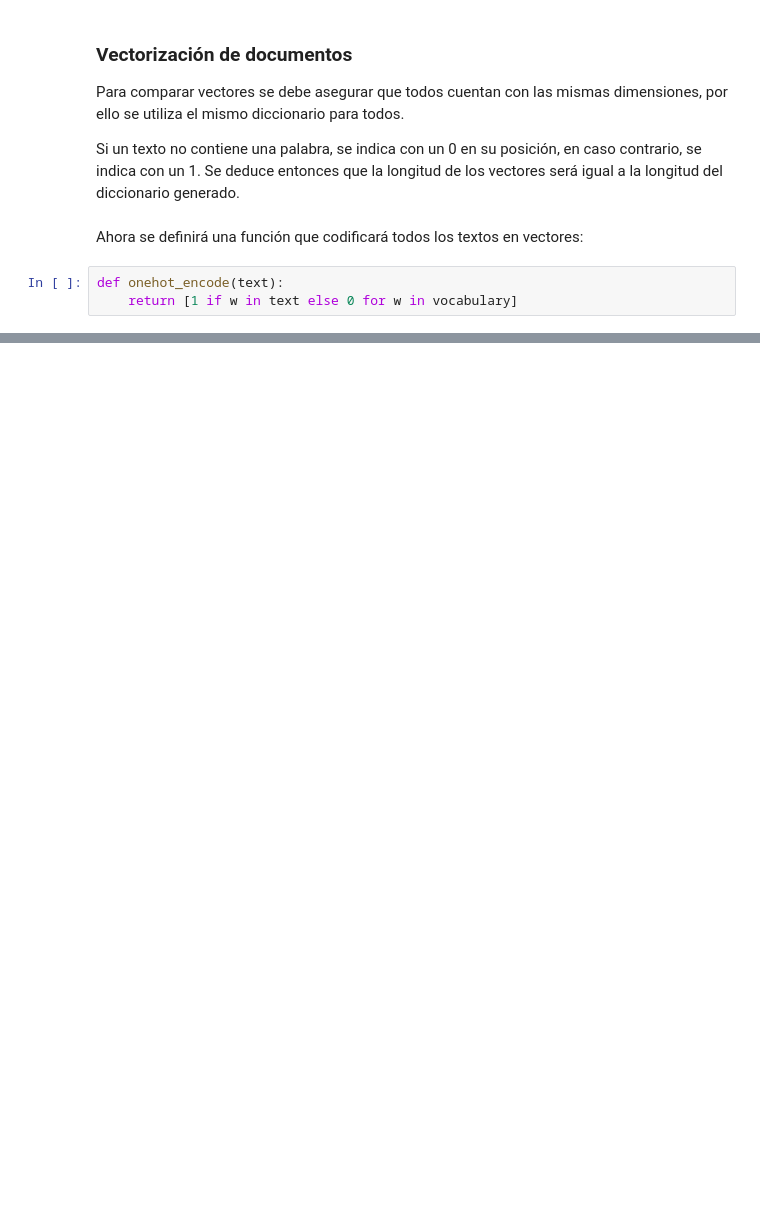
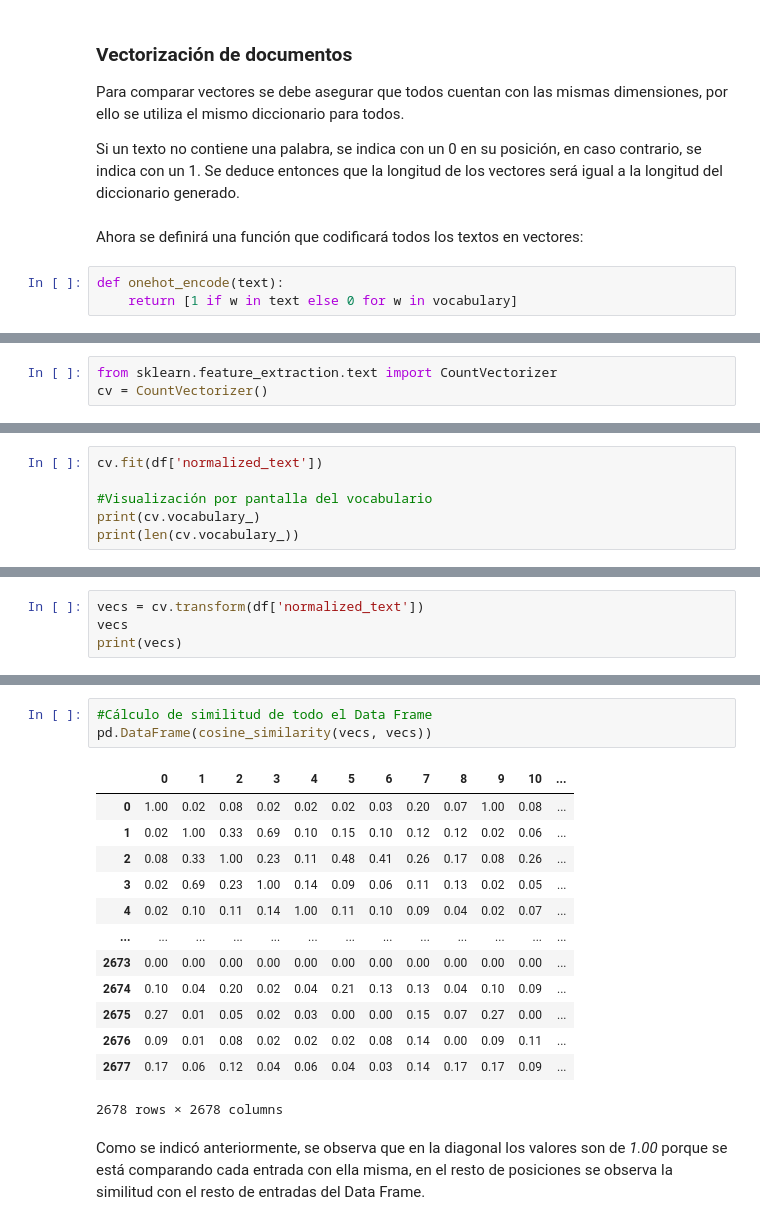
Before and after one commit to DiegoAlcoba/GVTIA, a Jupyter notebook: jp_notebooks/e_featureEngineering_and_syntactSimilarity.ipynb, the cells around one changed output, grey strips where cells are left out. Saved outputs shown, nothing was run; the diff lists cells and outputs as text; blank space fills up the shorter version.

```diff
--- a/jp_notebooks/e_featureEngineering_and_syntactSimilarity.ipynb
+++ b/jp_notebooks/e_featureEngineering_and_syntactSimilarity.ipynb
@@ -193,0 +190,3 @@ Hello, I have the same problem, see the log file zigbee2mqtt_2024-12-17T07-07-00
+# %%
+from sklearn.feature_extraction.text import CountVectorizer
+cv = CountVectorizer()
@@ -193,0 +196,6 @@ Hello, I have the same problem, see the log file zigbee2mqtt_2024-12-17T07-07-00
+# %%
+cv.fit(df['normalized_text'])
+
+#Visualización por pantalla del vocabulario
+print(cv.vocabulary_)
+print(len(cv.vocabulary_))
@@ -193,0 +207,4 @@ Hello, I have the same problem, see the log file zigbee2mqtt_2024-12-17T07-07-00
+# %%
+vecs = cv.transform(df['normalized_text'])
+vecs
+print(vecs)
@@ -193,0 +247,19 @@ Hello, I have the same problem, see the log file zigbee2mqtt_2024-12-17T07-07-00
+# %%
+#Cálculo de similitud de todo el Data Frame
+pd.DataFrame(cosine_similarity(vecs, vecs))
+# %% [output]
+|  | 0 | 1 | 2 | 3 | 4 | 5 | 6 | 7 | 8 | 9 | 10 | ... |
+| 0 | 1.00 | 0.02 | 0.08 | 0.02 | 0.02 | 0.02 | 0.03 | 0.20 | 0.07 | 1.00 | 0.08 | ... |
+| 1 | 0.02 | 1.00 | 0.33 | 0.69 | 0.10 | 0.15 | 0.10 | 0.12 | 0.12 | 0.02 | 0.06 | ... |
+| 2 | 0.08 | 0.33 | 1.00 | 0.23 | 0.11 | 0.48 | 0.41 | 0.26 | 0.17 | 0.08 | 0.26 | ... |
+| 3 | 0.02 | 0.69 | 0.23 | 1.00 | 0.14 | 0.09 | 0.06 | 0.11 | 0.13 | 0.02 | 0.05 | ... |
+| 4 | 0.02 | 0.10 | 0.11 | 0.14 | 1.00 | 0.11 | 0.10 | 0.09 | 0.04 | 0.02 | 0.07 | ... |
+| ... | ... | ... | ... | ... | ... | ... | ... | ... | ... | ... | ... | ... |
+| 2673 | 0.00 | 0.00 | 0.00 | 0.00 | 0.00 | 0.00 | 0.00 | 0.00 | 0.00 | 0.00 | 0.00 | ... |
+| 2674 | 0.10 | 0.04 | 0.20 | 0.02 | 0.04 | 0.21 | 0.13 | 0.13 | 0.04 | 0.10 | 0.09 | ... |
+| 2675 | 0.27 | 0.01 | 0.05 | 0.02 | 0.03 | 0.00 | 0.00 | 0.15 | 0.07 | 0.27 | 0.00 | ... |
+| 2676 | 0.09 | 0.01 | 0.08 | 0.02 | 0.02 | 0.02 | 0.08 | 0.14 | 0.00 | 0.09 | 0.11 | ... |
+| 2677 | 0.17 | 0.06 | 0.12 | 0.04 | 0.06 | 0.04 | 0.03 | 0.14 | 0.17 | 0.17 | 0.09 | ... |
+2678 rows × 2678 columns
+# %% [markdown]
+Como se indicó anteriormente, se observa que en la diagonal los valores son de *1.00* porque se está comparando cada entrada con ella misma, en el resto de posiciones se observa la similitud con el resto de entradas del Data Frame.
```
Also changed, not shown: parts of 23 cells of this notebook.
